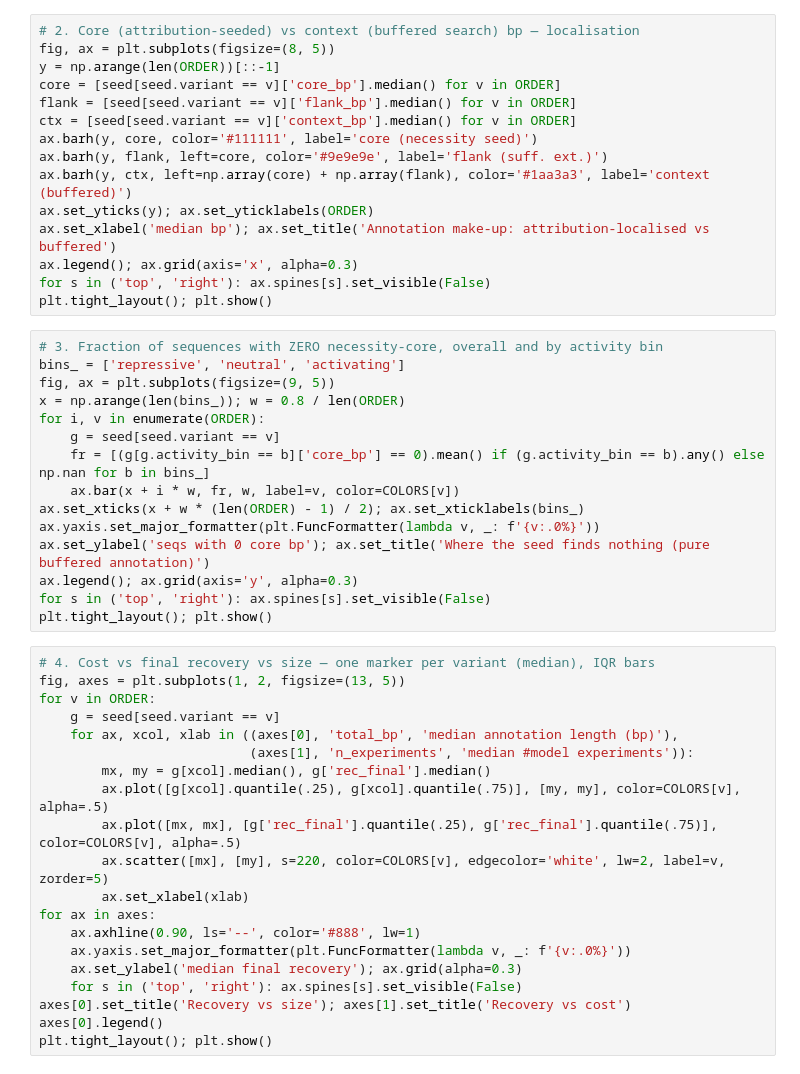
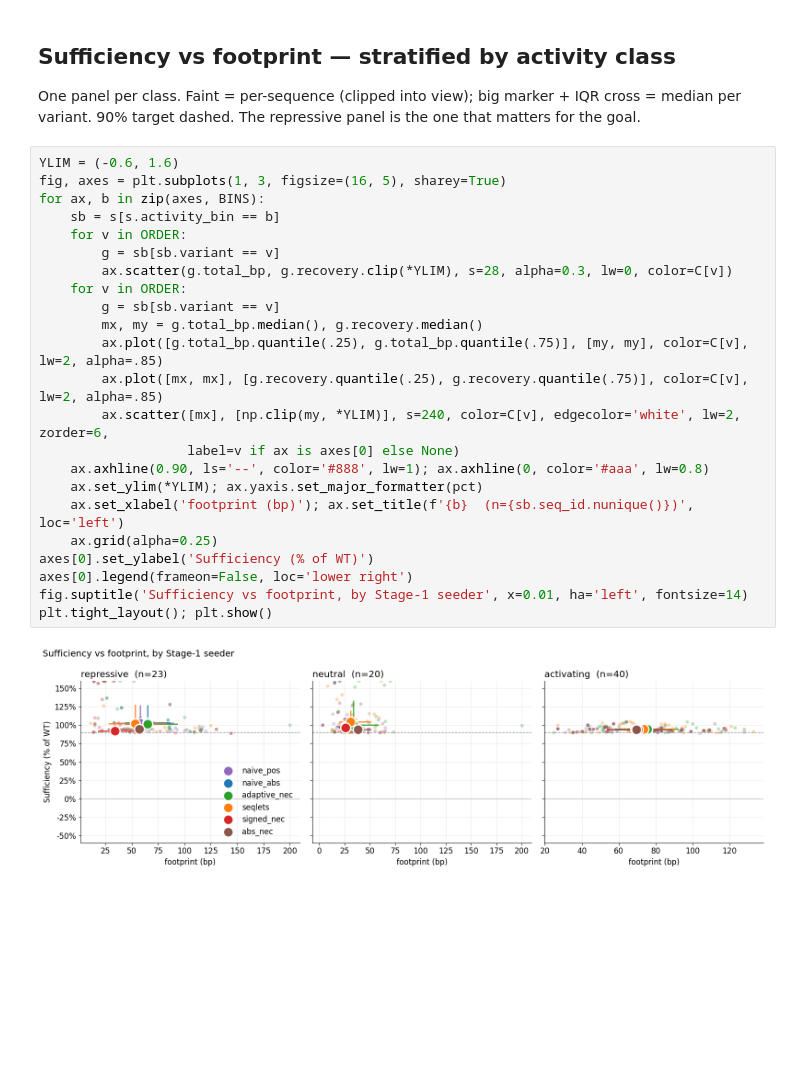
Before and after one commit to pabmantilla/AutoSituate, a Jupyter notebook: step1_explore/analysis.ipynb, the cells around one changed output. Drawn from its saved outputs; the diff is of its cells as text; blank space fills up the shorter version.

```diff
--- a/step1_explore/analysis.ipynb
+++ b/step1_explore/analysis.ipynb
@@ -37,50 +34,29 @@ plt.tight_layout(); plt.show()
-# %%
-# 2. Core (attribution-seeded) vs context (buffered search) bp — localisation
-fig, ax = plt.subplots(figsize=(8, 5))
-y = np.arange(len(ORDER))[::-1]
-core = [seed[seed.variant == v]['core_bp'].median() for v in ORDER]
-flank = [seed[seed.variant == v]['flank_bp'].median() for v in ORDER]
-ctx = [seed[seed.variant == v]['context_bp'].median() for v in ORDER]
-ax.barh(y, core, color='#111111', label='core (necessity seed)')
-ax.barh(y, flank, left=core, color='#9e9e9e', label='flank (suff. ext.)')
-ax.barh(y, ctx, left=np.array(core) + np.array(flank), color='#1aa3a3', label='context (buffered)')
-ax.set_yticks(y); ax.set_yticklabels(ORDER)
-ax.set_xlabel('median bp'); ax.set_title('Annotation make-up: attribution-localised vs buffered')
-ax.legend(); ax.grid(axis='x', alpha=0.3)
-for s in ('top', 'right'): ax.spines[s].set_visible(False)
-plt.tight_layout(); plt.show()
-# %%
-# 3. Fraction of sequences with ZERO necessity-core, overall and by activity bin
-bins_ = ['repressive', 'neutral', 'activating']
-fig, ax = plt.subplots(figsize=(9, 5))
-x = np.arange(len(bins_)); w = 0.8 / len(ORDER)
-for i, v in enumerate(ORDER):
-    g = seed[seed.variant == v]
-    fr = [(g[g.activity_bin == b]['core_bp'] == 0).mean() if (g.activity_bin == b).any() else np.nan for b in bins_]
-    ax.bar(x + i * w, fr, w, label=v, color=COLORS[v])
-ax.set_xticks(x + w * (len(ORDER) - 1) / 2); ax.set_xticklabels(bins_)
-ax.yaxis.set_major_formatter(plt.FuncFormatter(lambda v, _: f'{v:.0%}'))
-ax.set_ylabel('seqs with 0 core bp'); ax.set_title('Where the seed finds nothing (pure buffered annotation)')
-ax.legend(); ax.grid(axis='y', alpha=0.3)
-for s in ('top', 'right'): ax.spines[s].set_visible(False)
-plt.tight_layout(); plt.show()
+# %% [markdown]
+## Sufficiency vs footprint — stratified by activity class
+
+One panel per class. Faint = per-sequence (clipped into view); big marker + IQR cross = median per variant. 90% target dashed. The repressive panel is the one that matters for the goal.
 # %%
-# 4. Cost vs final recovery vs size — one marker per variant (median), IQR bars
-fig, axes = plt.subplots(1, 2, figsize=(13, 5))
-for v in ORDER:
-    g = seed[seed.variant == v]
-    for ax, xcol, xlab in ((axes[0], 'total_bp', 'median annotation length (bp)'),
-                           (axes[1], 'n_experiments', 'median #model experiments')):
-        mx, my = g[xcol].median(), g['rec_final'].median()
-        ax.plot([g[xcol].quantile(.25), g[xcol].quantile(.75)], [my, my], color=COLORS[v], alpha=.5)
-        ax.plot([mx, mx], [g['rec_final'].quantile(.25), g['rec_final'].quantile(.75)], color=COLORS[v], alpha=.5)
-        ax.scatter([mx], [my], s=220, color=COLORS[v], edgecolor='white', lw=2, label=v, zorder=5)
-        ax.set_xlabel(xlab)
-for ax in axes:
-    ax.axhline(0.90, ls='--', color='#888', lw=1)
-    ax.yaxis.set_major_formatter(plt.FuncFormatter(lambda v, _: f'{v:.0%}'))
-    ax.set_ylabel('median final recovery'); ax.grid(alpha=0.3)
-    for s in ('top', 'right'): ax.spines[s].set_visible(False)
-axes[0].set_title('Recovery vs size'); axes[1].set_title('Recovery vs cost')
-axes[0].legend()
+YLIM = (-0.6, 1.6)
+fig, axes = plt.subplots(1, 3, figsize=(16, 5), sharey=True)
+for ax, b in zip(axes, BINS):
+    sb = s[s.activity_bin == b]
+    for v in ORDER:
+        g = sb[sb.variant == v]
+        ax.scatter(g.total_bp, g.recovery.clip(*YLIM), s=28, alpha=0.3, lw=0, color=C[v])
+    for v in ORDER:
+        g = sb[sb.variant == v]
+        mx, my = g.total_bp.median(), g.recovery.median()
+        ax.plot([g.total_bp.quantile(.25), g.total_bp.quantile(.75)], [my, my], color=C[v], lw=2, alpha=.85)
+        ax.plot([mx, mx], [g.recovery.quantile(.25), g.recovery.quantile(.75)], color=C[v], lw=2, alpha=.85)
+        ax.scatter([mx], [np.clip(my, *YLIM)], s=240, color=C[v], edgecolor='white', lw=2, zorder=6,
+                   label=v if ax is axes[0] else None)
+    ax.axhline(0.90, ls='--', color='#888', lw=1); ax.axhline(0, color='#aaa', lw=0.8)
+    ax.set_ylim(*YLIM); ax.yaxis.set_major_formatter(pct)
+    ax.set_xlabel('footprint (bp)'); ax.set_title(f'{b}  (n={sb.seq_id.nunique()})', loc='left')
+    ax.grid(alpha=0.25)
+axes[0].set_ylabel('Sufficiency (% of WT)')
+axes[0].legend(frameon=False, loc='lower right')
+fig.suptitle('Sufficiency vs footprint, by Stage-1 seeder', x=0.01, ha='left', fontsize=14)
 plt.tight_layout(); plt.show()
+# %% [output]
+[figure, added]
```
Also changed, not shown: parts of 13 cells of this notebook, 28 other files.
